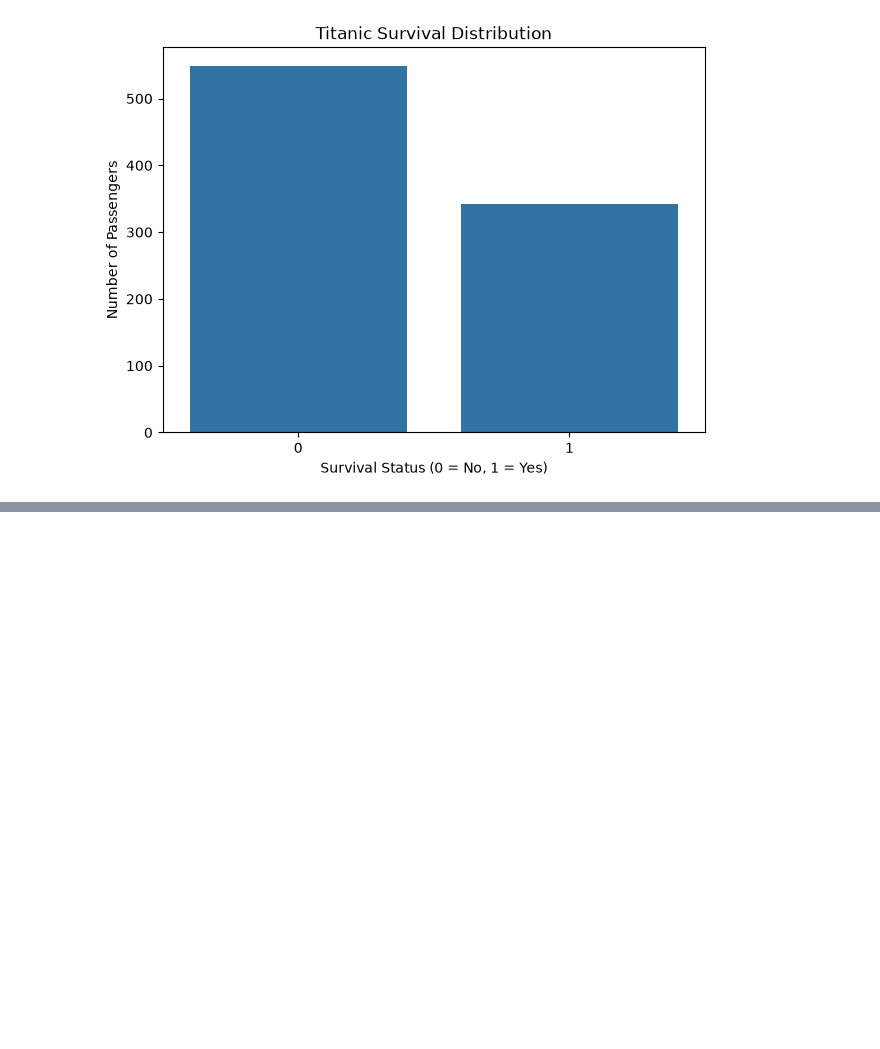
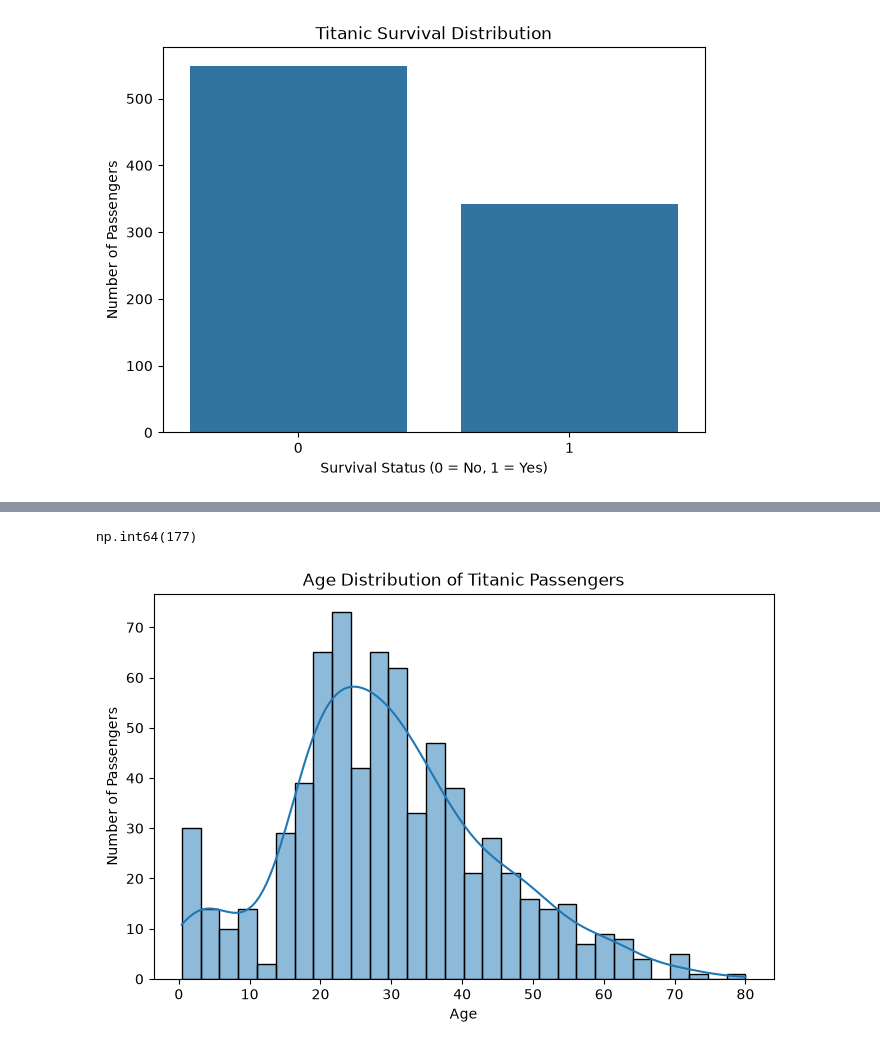
Before and after one commit to vedantparasharcs23-prog/Titanic-Explainable-AI, a Jupyter notebook: notebooks/01_EDA.ipynb, the cells around one changed output, grey strips where cells are left out. Saved outputs shown, nothing was run; the diff lists cells and outputs as text; code cells hidden in the pictures; blank space fills up the shorter version.

Commit message:
Complete Day 1 Titanic EDA

```diff
--- a/notebooks/01_EDA.ipynb
+++ b/notebooks/01_EDA.ipynb
@@ -195,0 +440,18 @@ plt.show()
+# %%
+#Check Missing Age Values
+train_df["Age"].isnull().sum()
+# %% [output]
+np.int64(177)
+# %%
+#Visualization
+plt.figure(figsize=(8, 5))
+
+sns.histplot(data=train_df, x="Age", bins=30, kde=True)
+
+plt.title("Age Distribution of Titanic Passengers")
+plt.xlabel("Age")
+plt.ylabel("Number of Passengers")
+
+plt.show()
+# %% [output]
+[figure, added]
```
Also changed, not shown: parts of 43 cells of this notebook.
